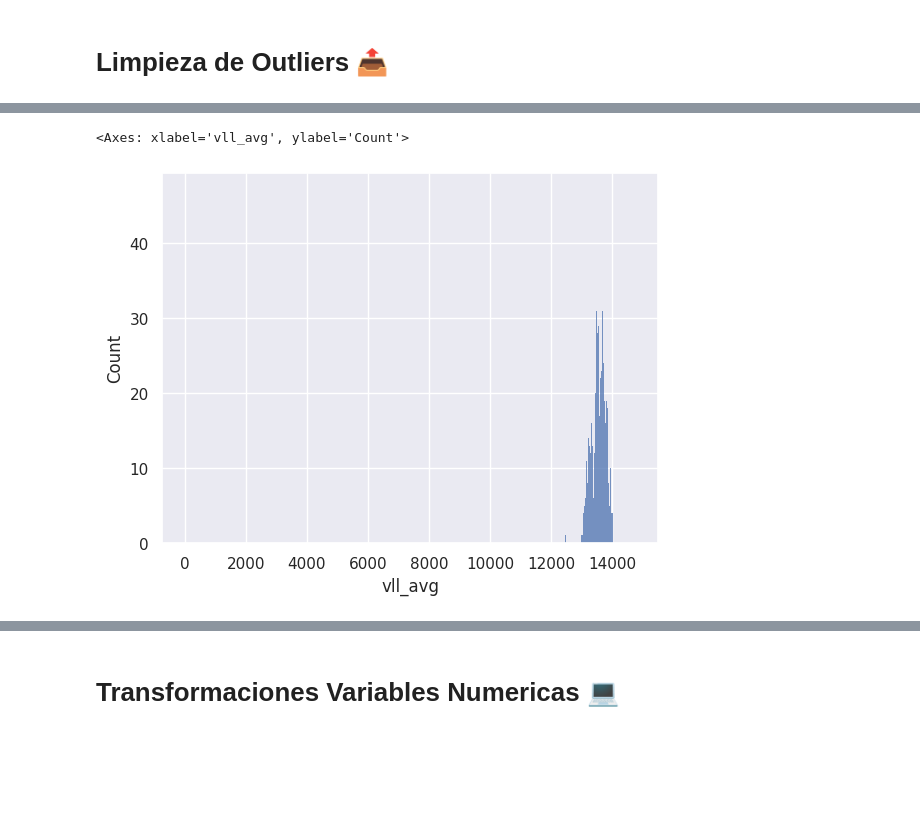
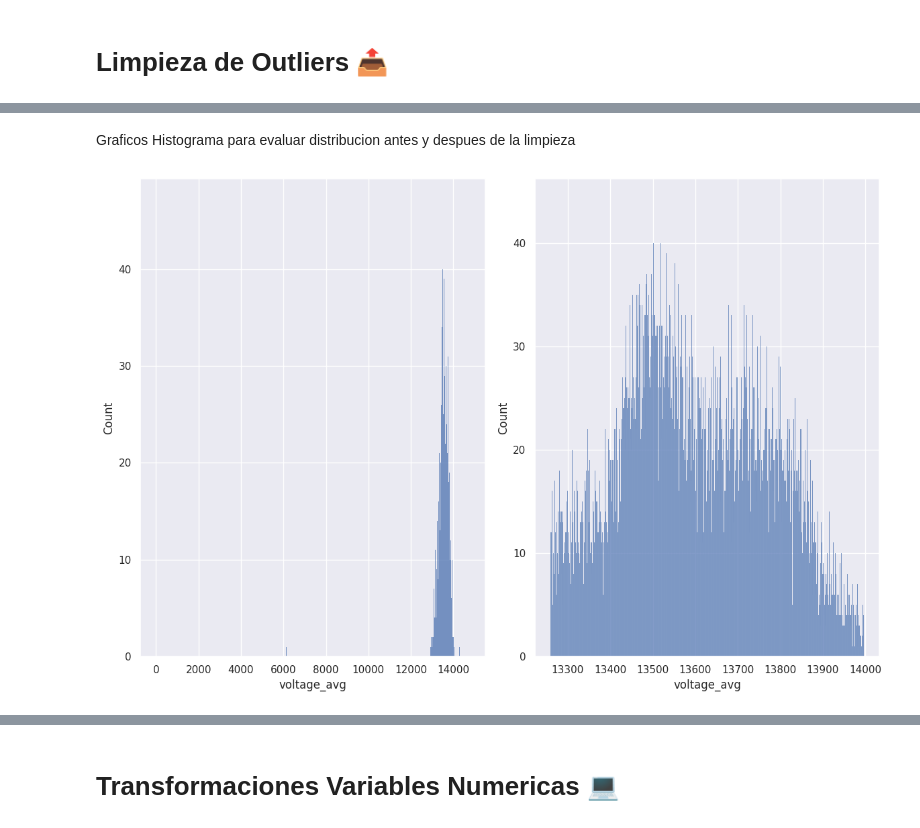
Before and after one commit to FEATURE-ENGINEERING-G3/PROYECTO, a Jupyter notebook: PROYECTO_FASE3.ipynb, the cells around one changed output, grey strips where cells are left out. Cells and saved outputs as stored; diff of their text form; code cells hidden in the pictures; blank space fills up the shorter version.

```diff
--- a/PROYECTO_FASE3.ipynb
+++ b/PROYECTO_FASE3.ipynb
@@ -431,13 +452,10 @@ frj.plot.line(y="kw_tot",
 # %%
-#creacion de variables categoricas de rangos en variables numericas
+vnominal = 13600
 
-vnominal = 13600 # voltaje nominal de la red electrica de la EEGSA para el suministro de energia en media tension
-
-frj1n_train['vclasif_ab'] = frj1n_train.vll_ab.map(lambda x : 'Voltaje Normal' if (x > 0.95 * vnominal  and x < 1.05*vnominal) else ( "Bajo Voltaje" if (x <= 0.95 * vnominal) else "Alto Voltaje" ))
-frj1n_train['vclasif_bc'] = frj1n_train.vll_bc.map(lambda x : 'Voltaje Normal' if (x > 0.95 * vnominal  and x < 1.05*vnominal) else ( "Bajo Voltaje" if (x <= 0.95 * vnominal) else "Alto Voltaje" ))
-frj1n_train['vclasif_ca'] = frj1n_train.vll_ca.map(lambda x : 'Voltaje Normal' if (x > 0.95 * vnominal  and x < 1.05*vnominal) else ( "Bajo Voltaje" if (x <= 0.95 * vnominal) else "Alto Voltaje" ))
-
-#frj1n['vclasif_avg'] = frj1n.vll_avg.map(lambda x : 'Voltaj Normal' if (x > 0.95 * vnominal  and x < 1.05*vnominal) else ( "Bajo Voltaje" if (x <= 0.95 * vnominal) else "Alto Voltaje" ))
+frj1n_train['vclasif_ab'] = frj1n_train.voltage_ab.map(lambda x : 'Normal' if (x > 0.95 * vnominal  and x < 1.05*vnominal) else ( "Bajo" if (x <= 0.95 * vnominal) else "Alto" ))
+frj1n_train['vclasif_bc'] = frj1n_train.voltage_bc.map(lambda x : 'Normal' if (x > 0.95 * vnominal  and x < 1.05*vnominal) else ( "Bajo" if (x <= 0.95 * vnominal) else "Alto" ))
+frj1n_train['vclasif_ca'] = frj1n_train.voltage_ca.map(lambda x : 'Normal' if (x > 0.95 * vnominal  and x < 1.05*vnominal) else ( "Bajo" if (x <= 0.95 * vnominal) else "Alto" ))
+frj1n_train['vclasif_avg'] = frj1n_train.voltage_avg.map(lambda x : 'Normal' if (x > 0.95 * vnominal  and x < 1.05*vnominal) else ( "Bajo" if (x <= 0.95 * vnominal) else "Alto" ))
 # %%
 frj1n_train['vclasif_ab'].value_counts()
 # %% [output]
@@ -474,6 +504,5 @@ plt.tight_layout()
 # %%
-#creacion de nueva feature categorica para visualizar advertencia por potencia reactiva de 150 kVAR (seguridad en la operacion por accionamiento de protecciones)
-frj1n_train['kvar_warn']=frj1n_train.kvar_tot.map(lambda x: 'Warning' if x>150 else 'Ok')
+frj1n_train['kvar_warn']=frj1n_train.reactive_power.map(lambda x: 'Warning' if x>150 else 'Ok')
 # %%
 frj1n_train['kvar_warn'].value_counts()
 # %% [output]
@@ -490,17 +531,5 @@ sns.countplot(data=frj1n_train,x='kvar_warn')
 # %%
-# De acuerdo al REGLAMENTO DEL MERCADO ELÉCTRICO REGIONAL -RMER- en los citerios de operacion del SISTEMA ELECTRICO
-# REGIONAL - SER- en el inciso 16.2.5 Criterios y Parámetros de Calidad indica para la frecuencia de la red:
-# 16.2.5   Criterios y Parámetros de Calidad
-# 16.2.5.5 La frecuencia nominal del SER es 60 Hz.
-# 16.2.5.6 Durante la operación normal, el 90% de las variaciones de la frecuencia promedio en
-#          períodos de 10 minutos, deberán estar comprendidas dentro del rango de (60 ± 1.65 σ) Hz,
-#          donde σ es la desviación estándar de la frecuencia promedio en períodos de 10 minutos. El
-#          valor de σ será de 0.03 Hz.
+frj1n_train["frequency"] = pd.to_numeric(frj1n_train["frequency"], errors = 'coerce')
 
-# creacion de nueva feature indicando riesgo de operacion por frecuencia fuera de
-# parametros de operacion: 60hz+/- 1.65 * (0.03) hz. sigma = 0.03 hz   [59.5, 60.5]
-
-frj1n_train["freq"] = pd.to_numeric(frj1n_train["freq"], errors = 'coerce')
-
-frj1n_train['freq_error']=frj1n_train.freq.map(lambda x: 'QoE_Ok' if 60.05>x>59.95 else 'QoE_Out') #QoE = Quality of Energy
+frj1n_train['frequency_error']=frj1n_train.frequency.map(lambda x: 'QoE_Ok' if 60.05>x>59.95 else 'QoE_Out') #QoE = Quality of Energy
 # %%
@@ -533,9 +577,12 @@ Name: vll_avg, dtype: float64
 # %%
-frj1n_10 = frj1n_train[frj1n_train['vll_avg']>frj1n_train['vll_avg'].quantile(0.1)].copy()
-frj1n_99 = frj1n_10[frj1n_10['vll_avg']<frj1n_10['vll_avg'].quantile(0.99)].copy()
+frj1n_10 = frj1n_train[frj1n_train['voltage_avg']>frj1n_train['voltage_avg'].quantile(0.1)].copy()
+frj1n_99 = frj1n_10[frj1n_10['voltage_avg']<frj1n_10['voltage_avg'].quantile(0.99)].copy()
+# %% [markdown]
+Graficos Histograma para evaluar distribucion antes y despues de la limpieza
 # %%
-#Graficos Histograma para evaluar distribucion antes y despues de la limpieza
-sns.histplot(data=frj1n_train,x='vll_avg', binwidth=0.7)
+fig, axs = plt.subplots(1,2, figsize=(12,8))
+sns.histplot(data=frj1n_train,x='voltage_avg', binwidth=0.7, ax=axs[0])
+sns.histplot(data=frj1n_99,x='voltage_avg', binwidth=0.7, ax=axs[1])
+plt.tight_layout()
 # %% [output]
-<Axes: xlabel='vll_avg', ylabel='Count'>
-[figure, old version]
+[figure, new version]
```
Also changed, not shown: parts of 182 cells of this notebook.
